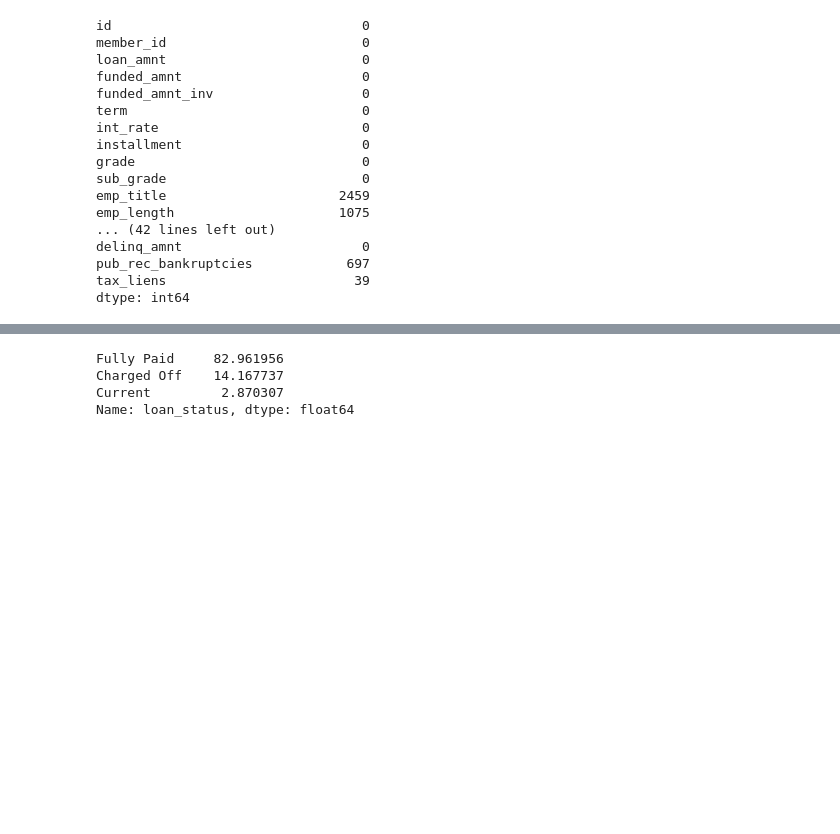
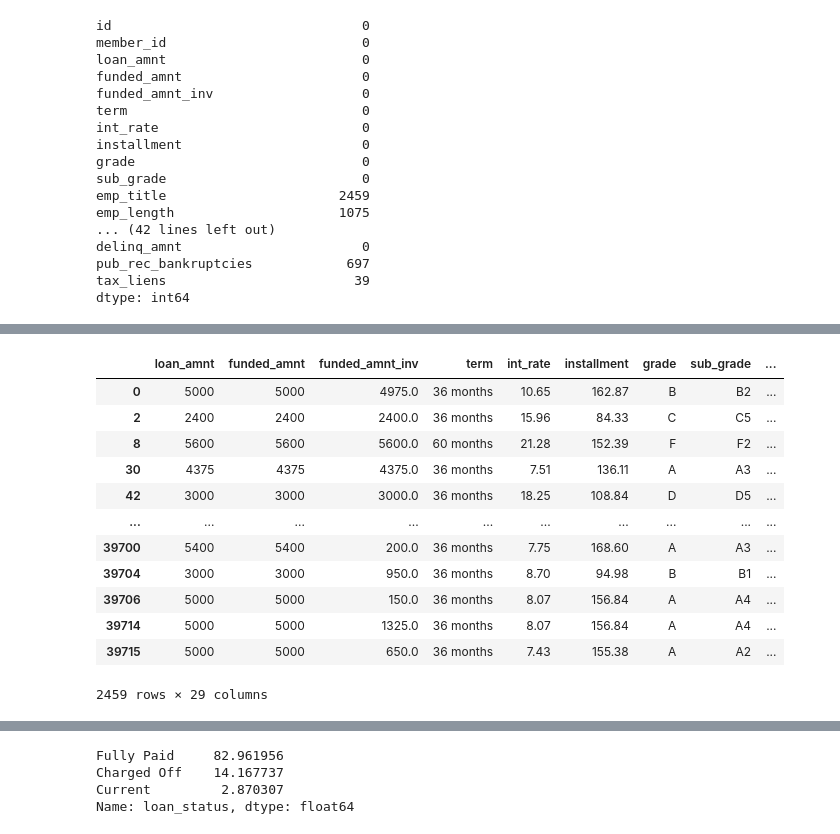
Before and after one commit to techgeek-monikad27/Lending-Club-Case, a Jupyter notebook: Group_Facilitator_Name.ipynb, the cells around one changed output, grey strips where cells are left out. Cells and saved outputs as stored; diff of their text form; code cells hidden in the pictures; blank space fills up the shorter version.

Commit message:
Lending CLub Case - Taking steps for Data Cleansing

```diff
--- a/Group_Facilitator_Name.ipynb
+++ b/Group_Facilitator_Name.ipynb
@@ -97,0 +84,5 @@ memory usage: 17.3+ MB
+# %%
+# customer behaviour and few other variables which should not be having any influence
+# Step 3 : We should remove them too
+cust_behaviour_list = ['delinq_2yrs','earliest_cr_line','inq_last_6mths','open_acc','pub_rec','revol_bal','revol_util','total_acc','out_prncp','out_prncp_inv','total_pymnt','total_pymnt_inv','total_rec_prncp','total_rec_int','total_rec_late_fee','recoveries','collection_recovery_fee','last_pymnt_d','last_pymnt_amnt','last_credit_pull_d','application_type','desc','url','id','member_id','zip_code']
+loan.drop(cust_behaviour_list, axis=1, inplace= True)
@@ -97,0 +150,3 @@ memory usage: 17.3+ MB
+# %%
+# Employment Length is having NA in the string , we should fill it
+loan['emp_length'] = loan['emp_length'].fillna('0 Year')
@@ -97,0 +169,4 @@ memory usage: 17.3+ MB
+# %%
+# Interest Rate is having % in the string , we should remove it and make it Numeric data type
+loan['int_rate']= loan['int_rate'].str.replace('%','')
+loan['int_rate']= pd.to_numeric(loan['int_rate'])
@@ -97,0 +193,2 @@ memory usage: 17.3+ MB
+# %%
+loan['emp_title'] = loan['emp_title'].fillna('Unknown')
@@ -97,0 +208,16 @@ memory usage: 17.3+ MB
+# %%
+loan[loan['emp_title']=='Unknown']
+# %% [output]
+|  | loan_amnt | funded_amnt | funded_amnt_inv | term | int_rate | installment | grade | sub_grade | ... |
+| 0 | 5000 | 5000 | 4975.0 | 36 months | 10.65 | 162.87 | B | B2 | ... |
+| 2 | 2400 | 2400 | 2400.0 | 36 months | 15.96 | 84.33 | C | C5 | ... |
+| 8 | 5600 | 5600 | 5600.0 | 60 months | 21.28 | 152.39 | F | F2 | ... |
+| 30 | 4375 | 4375 | 4375.0 | 36 months | 7.51 | 136.11 | A | A3 | ... |
+| 42 | 3000 | 3000 | 3000.0 | 36 months | 18.25 | 108.84 | D | D5 | ... |
+| ... | ... | ... | ... | ... | ... | ... | ... | ... | ... |
+| 39700 | 5400 | 5400 | 200.0 | 36 months | 7.75 | 168.60 | A | A3 | ... |
+| 39704 | 3000 | 3000 | 950.0 | 36 months | 8.70 | 94.98 | B | B1 | ... |
+| 39706 | 5000 | 5000 | 150.0 | 36 months | 8.07 | 156.84 | A | A4 | ... |
+| 39714 | 5000 | 5000 | 1325.0 | 36 months | 8.07 | 156.84 | A | A4 | ... |
+| 39715 | 5000 | 5000 | 650.0 | 36 months | 7.43 | 155.38 | A | A2 | ... |
+2459 rows × 29 columns
```
Also changed, not shown: parts of 25 cells of this notebook.
